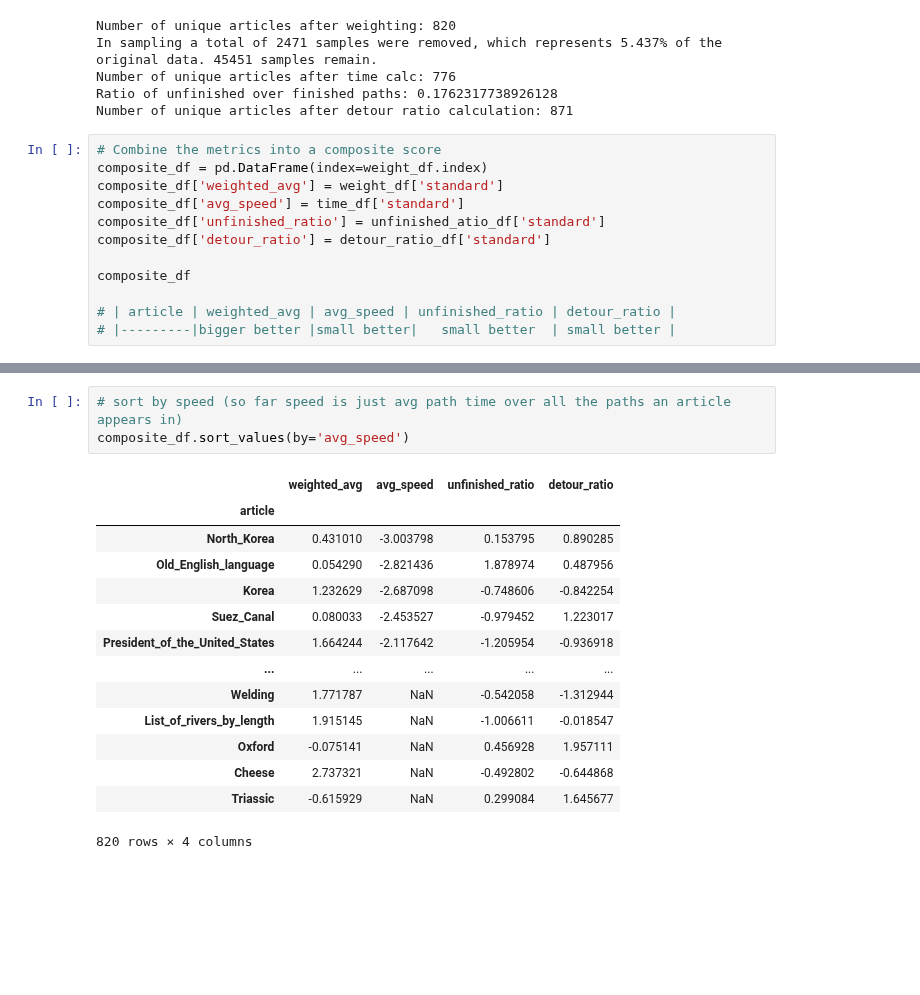
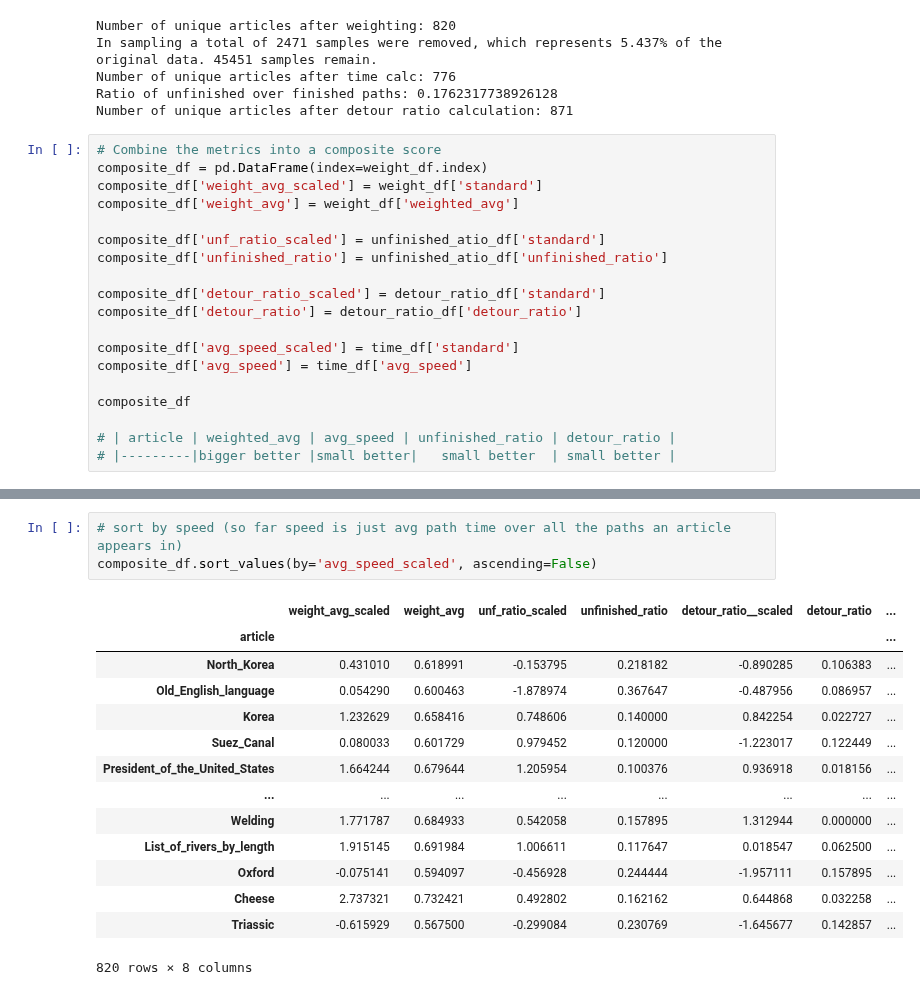
Before and after one commit to epfl-ada/ada-2024-project-adaholiks, a Jupyter notebook: clean_artilce_scoring.ipynb, the cells around one changed output, grey strips where cells are left out. Saved outputs shown, nothing was run; the diff lists cells and outputs as text; blank space fills up the shorter version.

```diff
--- a/clean_artilce_scoring.ipynb
+++ b/clean_artilce_scoring.ipynb
@@ -358,10 +363,17 @@ Number of unique articles after detour ratio calculation: 871
 # %%
 # Combine the metrics into a composite score
 composite_df = pd.DataFrame(index=weight_df.index)
-composite_df['weighted_avg'] = weight_df['standard']
-composite_df['avg_speed'] = time_df['standard']
-composite_df['unfinished_ratio'] = unfinished_atio_df['standard']
-composite_df['detour_ratio'] = detour_ratio_df['standard']
+composite_df['weight_avg_scaled'] = weight_df['standard']
+composite_df['weight_avg'] = weight_df['weighted_avg']
+
+composite_df['unf_ratio_scaled'] = unfinished_atio_df['standard']
+composite_df['unfinished_ratio'] = unfinished_atio_df['unfinished_ratio']
+
+composite_df['detour_ratio_scaled'] = detour_ratio_df['standard']
+composite_df['detour_ratio'] = detour_ratio_df['detour_ratio']
+
+composite_df['avg_speed_scaled'] = time_df['standard']
+composite_df['avg_speed'] = time_df['avg_speed']
 
 composite_df
 
@@ -403,18 +451,18 @@ composite_df.sort_values(by='weighted_avg', ascending=False)
 # %%
 # sort by speed (so far speed is just avg path time over all the paths an article appears in)
-composite_df.sort_values(by='avg_speed')
+composite_df.sort_values(by='avg_speed_scaled', ascending=False)
 # %% [output]
-|  | weighted_avg | avg_speed | unfinished_ratio | detour_ratio |
-| article |  |  |  |  |
-| North_Korea | 0.431010 | -3.003798 | 0.153795 | 0.890285 |
-| Old_English_language | 0.054290 | -2.821436 | 1.878974 | 0.487956 |
-| Korea | 1.232629 | -2.687098 | -0.748606 | -0.842254 |
-| Suez_Canal | 0.080033 | -2.453527 | -0.979452 | 1.223017 |
-| President_of_the_United_States | 1.664244 | -2.117642 | -1.205954 | -0.936918 |
-| ... | ... | ... | ... | ... |
-| Welding | 1.771787 | NaN | -0.542058 | -1.312944 |
-| List_of_rivers_by_length | 1.915145 | NaN | -1.006611 | -0.018547 |
-| Oxford | -0.075141 | NaN | 0.456928 | 1.957111 |
-| Cheese | 2.737321 | NaN | -0.492802 | -0.644868 |
-| Triassic | -0.615929 | NaN | 0.299084 | 1.645677 |
+|  | weight_avg_scaled | weight_avg | unf_ratio_scaled | unfinished_ratio | detour_ratio__scaled | detour_ratio | ... |
+| article |  |  |  |  |  |  | ... |
+| North_Korea | 0.431010 | 0.618991 | -0.153795 | 0.218182 | -0.890285 | 0.106383 | ... |
+| Old_English_language | 0.054290 | 0.600463 | -1.878974 | 0.367647 | -0.487956 | 0.086957 | ... |
+| Korea | 1.232629 | 0.658416 | 0.748606 | 0.140000 | 0.842254 | 0.022727 | ... |
+| Suez_Canal | 0.080033 | 0.601729 | 0.979452 | 0.120000 | -1.223017 | 0.122449 | ... |
+| President_of_the_United_States | 1.664244 | 0.679644 | 1.205954 | 0.100376 | 0.936918 | 0.018156 | ... |
+| ... | ... | ... | ... | ... | ... | ... | ... |
+| Welding | 1.771787 | 0.684933 | 0.542058 | 0.157895 | 1.312944 | 0.000000 | ... |
+| List_of_rivers_by_length | 1.915145 | 0.691984 | 1.006611 | 0.117647 | 0.018547 | 0.062500 | ... |
+| Oxford | -0.075141 | 0.594097 | -0.456928 | 0.244444 | -1.957111 | 0.157895 | ... |
+| Cheese | 2.737321 | 0.732421 | 0.492802 | 0.162162 | 0.644868 | 0.032258 | ... |
+| Triassic | -0.615929 | 0.567500 | -0.299084 | 0.230769 | -1.645677 | 0.142857 | ... |
-820 rows × 4 columns
+820 rows × 8 columns
```
Also changed, not shown: parts of 10 cells of this notebook, 1 other file.
